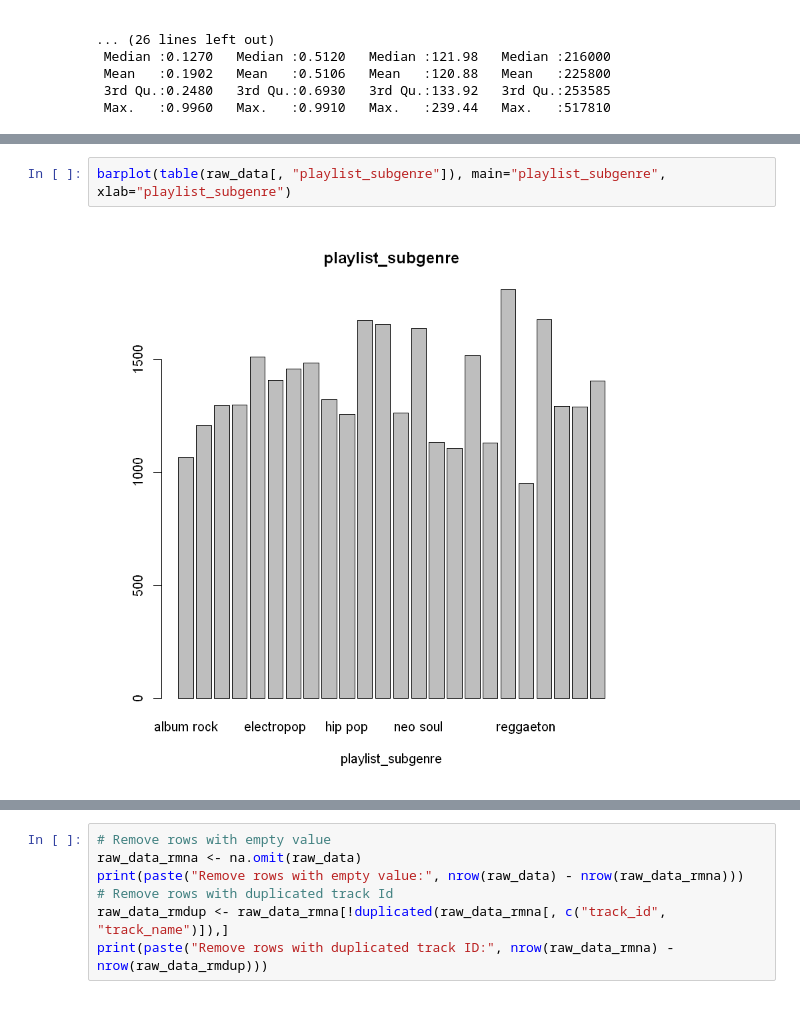
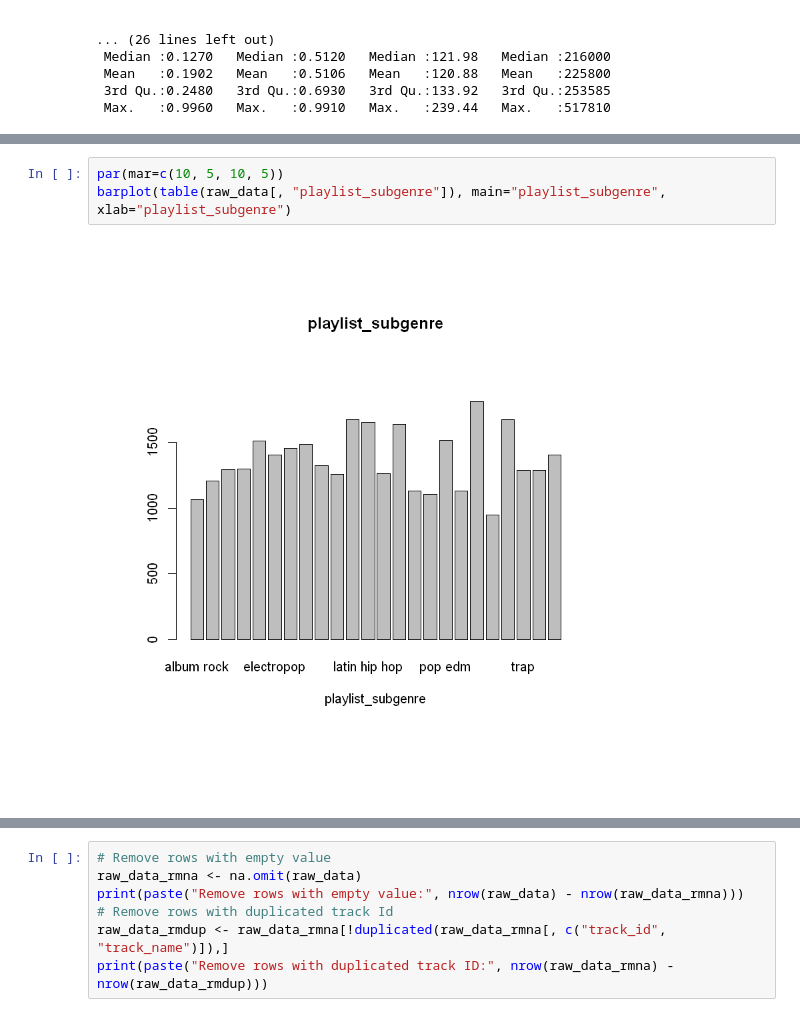
Before and after one commit to ignitewtk/Data-Science-Sample-Project-Report, a Jupyter notebook: Spotify.ipynb, the cells around one changed output, grey strips where cells are left out. Drawn from its saved outputs; the diff is of its cells as text.

```diff
--- a/Spotify.ipynb
+++ b/Spotify.ipynb
@@ -86,4 +108,5 @@ barplot(table(raw_data[, "playlist_genre"]), main="playlist_genre", xlab="playli
 # %%
+par(mar=c(10, 5, 10, 5))
 barplot(table(raw_data[, "playlist_subgenre"]), main="playlist_subgenre", xlab="playlist_subgenre")
 # %% [output]
-[figure, old version]
+[figure, new version]
```
Also changed, not shown: parts of 35 cells of this notebook.
